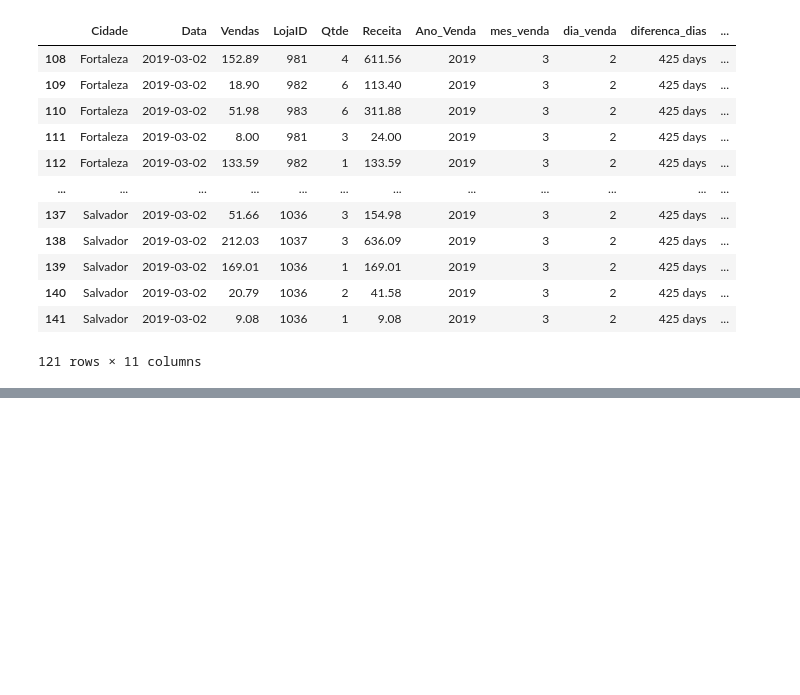
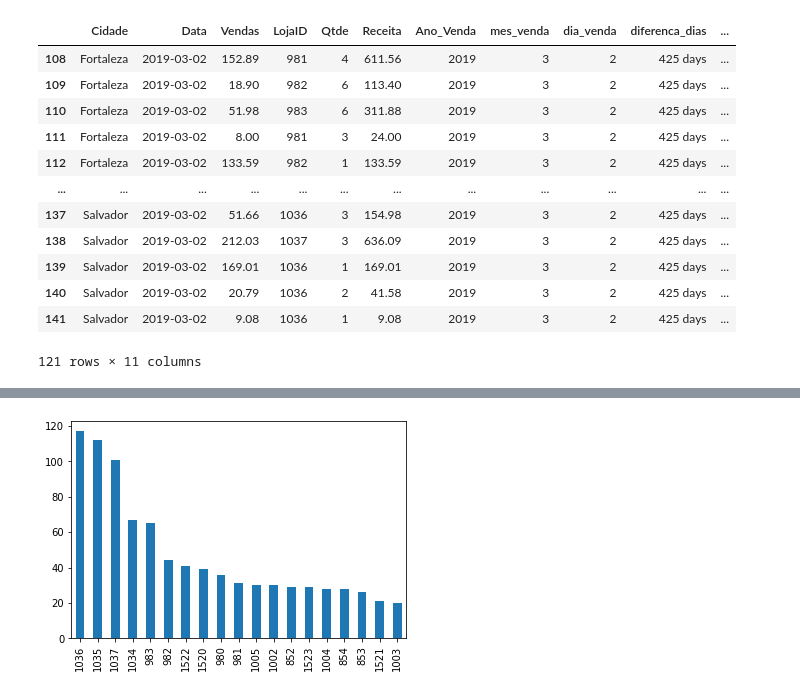
Before and after one commit to JosenildoVicente/analise-de-dados-com-python-e-pandas, a Jupyter notebook: analise_dio.ipynb, the cells around one changed output, grey strips where cells are left out. Drawn from its saved outputs; the diff is of its cells as text; code cells hidden in the pictures; blank space fills up the shorter version.

Commit message:
Aula Visualização de dados

```diff
--- a/analise_dio.ipynb
+++ b/analise_dio.ipynb
@@ -580,0 +606,4 @@ vendas_marco_19
+# %%
+df['LojaID'].value_counts(ascending=False).plot.bar();
+# %% [output]
+[figure, added]
```
Also changed, not shown: parts of 15 cells of this notebook.
